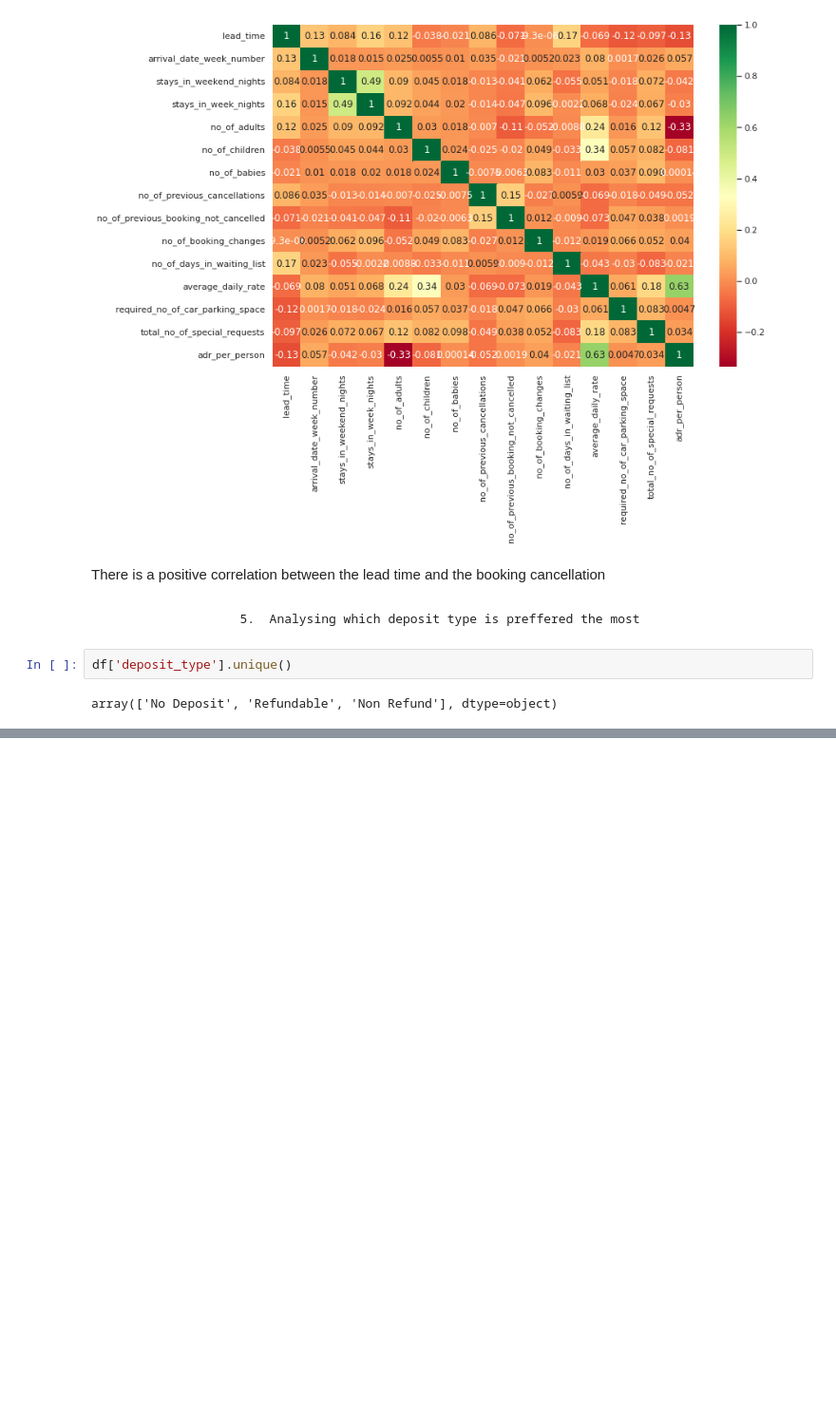
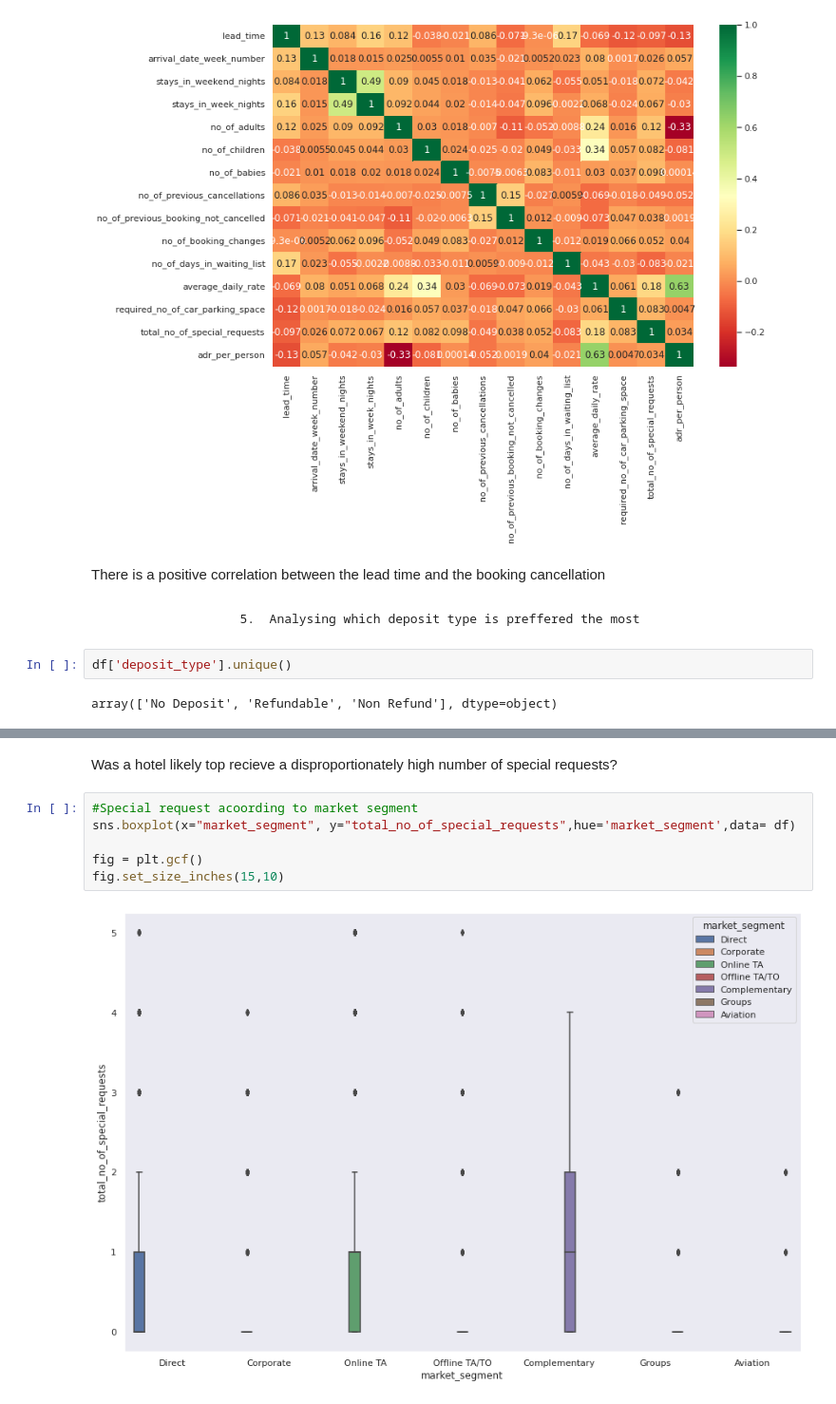
Before and after one commit to SomyaH99/Data_analysis_0f_Hotel_bookings, a Jupyter notebook: Hotel_Booking_Analysis_Capstone_Project.ipynb, the cells around one changed output, grey strips where cells are left out. Shown at 95% size. Cells and saved outputs as stored; diff of their text form; blank space fills up the shorter version.

```diff
--- a/Hotel_Booking_Analysis_Capstone_Project.ipynb
+++ b/Hotel_Booking_Analysis_Capstone_Project.ipynb
@@ -425,0 +488,10 @@ plt.show()
+# %% [markdown]
+Was a hotel likely top recieve a disproportionately high number of special requests?
+# %%
+#Special request acoording to market segment
+sns.boxplot(x="market_segment", y="total_no_of_special_requests",hue='market_segment',data= df)
+
+fig = plt.gcf()
+fig.set_size_inches(15,10)
+# %% [output]
+[figure, added]
```
Also changed, not shown: parts of 15 cells of this notebook.
